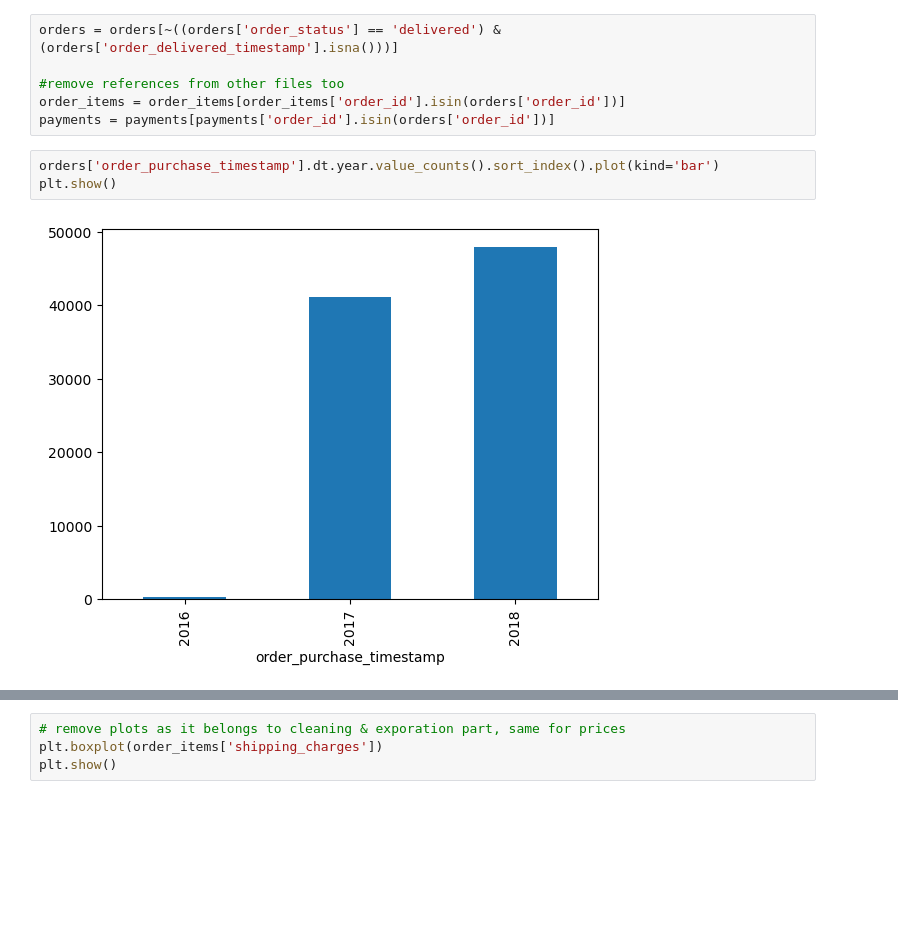
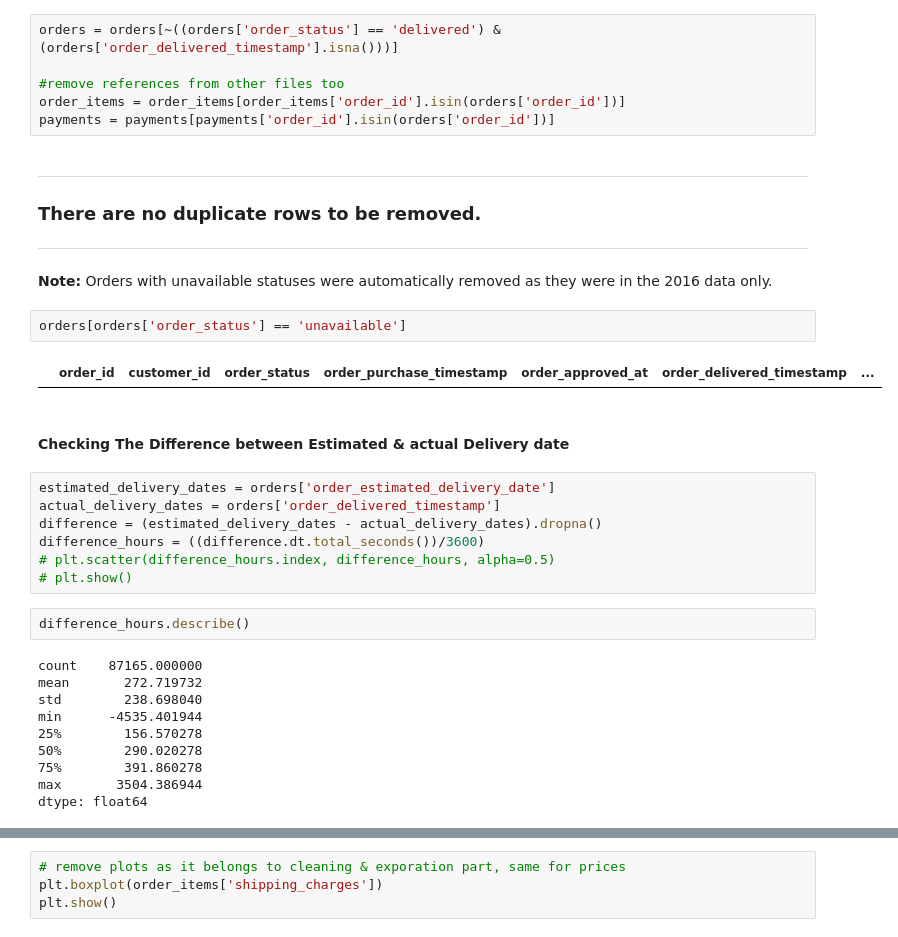
Before and after one commit to JatinY459/ecommerce-data-analysis, a Jupyter notebook: notebooks/02_data_cleaning.ipynb, the cells around one changed output, grey strips where cells are left out. Cells and saved outputs as stored; diff of their text form; blank space fills up the shorter version.

```diff
--- a/notebooks/02_data_cleaning.ipynb
+++ b/notebooks/02_data_cleaning.ipynb
@@ -146,8 +154,34 @@ orders = orders[~((orders['order_status'] == 'delivered') & (orders['order_deliv
 #remove references from other files too
 order_items = order_items[order_items['order_id'].isin(orders['order_id'])]
 payments = payments[payments['order_id'].isin(orders['order_id'])]
-# %%
-orders['order_purchase_timestamp'].dt.year.value_counts().sort_index().plot(kind='bar')
-plt.show()
-# %% [output]
-[figure, removed]
+# %% [markdown]
+---
+### There are no duplicate rows to be removed.
+---
+# %% [markdown]
+**Note:** Orders with unavailable statuses were automatically removed as they were in the 2016 data only.
+# %%
+orders[orders['order_status'] == 'unavailable']
+# %% [output]
+|  | order_id | customer_id | order_status | order_purchase_timestamp | order_approved_at | order_delivered_timestamp | ... |
+# %% [markdown]
+#### Checking The Difference between Estimated & actual Delivery date
+# %%
+estimated_delivery_dates = orders['order_estimated_delivery_date']
+actual_delivery_dates = orders['order_delivered_timestamp']
+difference = (estimated_delivery_dates - actual_delivery_dates).dropna()
+difference_hours = ((difference.dt.total_seconds())/3600)
+# plt.scatter(difference_hours.index, difference_hours, alpha=0.5)
+# plt.show()
+# %%
+difference_hours.describe()
+# %% [output]
+count    87165.000000
+mean       272.719732
+std        238.698040
+min      -4535.401944
+25%        156.570278
+50%        290.020278
+75%        391.860278
+max       3504.386944
+dtype: float64
```
Also changed, not shown: parts of 17 cells of this notebook, 1 other file.
